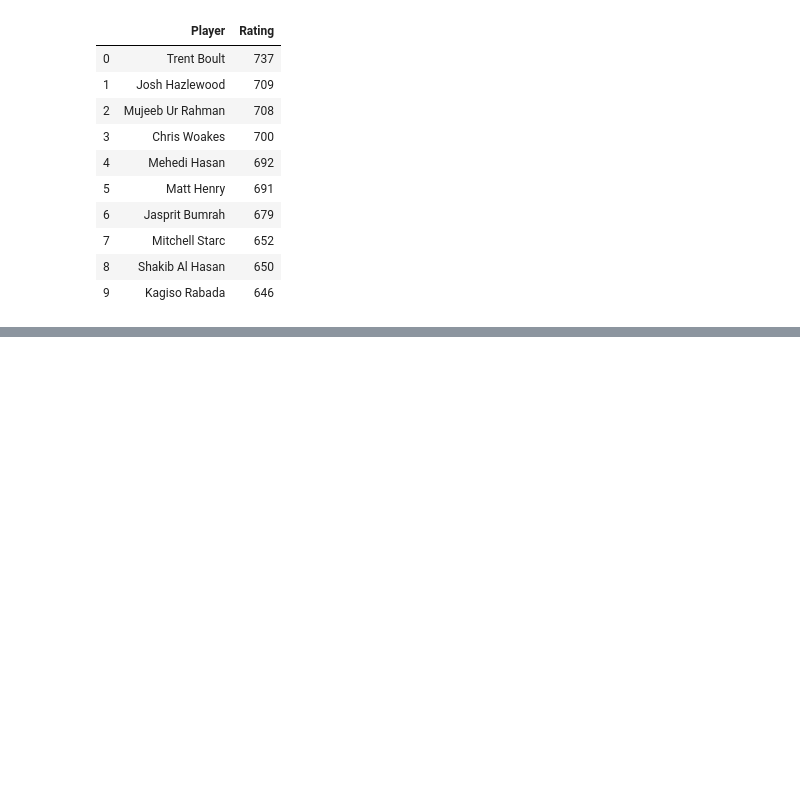
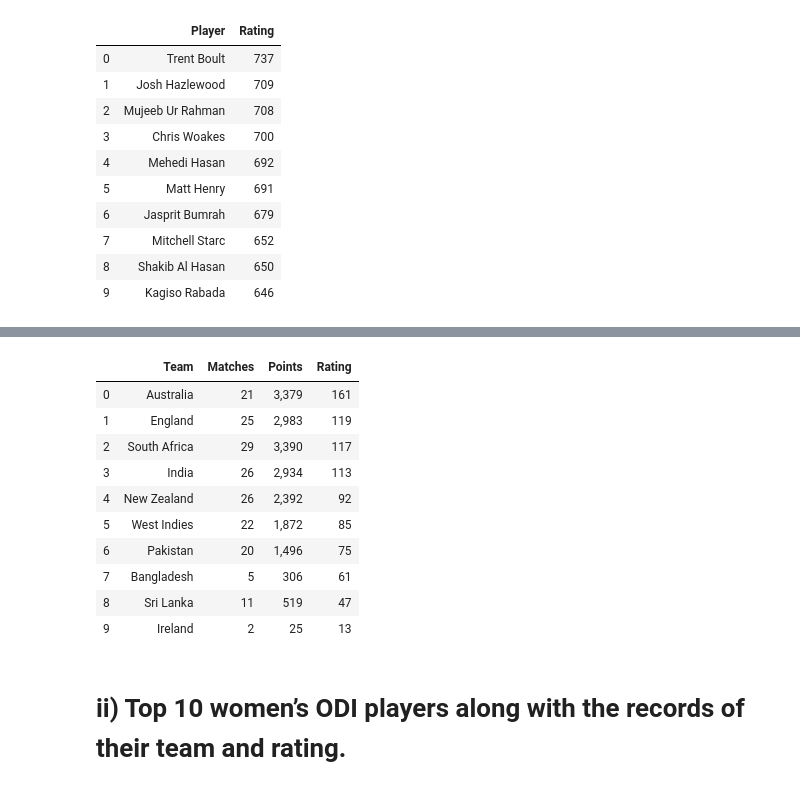
Before and after one commit to Rohit1492/Internship, a Jupyter notebook: WEB_SCRAPING_ASSIGNMENT-1.ipynb, the cells around one changed output, grey strips where cells are left out. Drawn from its saved outputs; the diff is of its cells as text; code cells hidden in the pictures; blank space fills up the shorter version.

```diff
--- a/WEB_SCRAPING_ASSIGNMENT-1.ipynb
+++ b/WEB_SCRAPING_ASSIGNMENT-1.ipynb
@@ -398,0 +518,59 @@ monument('https://www.puredestinations.co.uk/top-10-famous-monuments-to-visit-in
+# %%
+import requests
+from bs4 import BeautifulSoup
+import pandas as pd
+
+def top10Womenteam(link):
+    teams=[]
+    rating=[]
+
+    team=requests.get(link)
+    soup=BeautifulSoup(team.content)
+
+    for i in soup.find_all('span',class_='u-hide-phablet'):
+        teams.append(i.text)
+
+    m1=[]
+    for i in soup.find_all('td',class_='rankings-block__banner--matches'):
+        m1.append(i.text)
+    m2=[]
+    for i in soup.find_all('td',class_='table-body__cell u-center-text'):
+        m2.append(i.text)
+    matches=m1+m2[0:18:2]
+
+    p1=[]
+    for i in soup.find_all('td',class_='rankings-block__banner--points'):
+        p1.append(i.text)
+    p2=[]
+    for i in soup.find_all('td',class_='table-body__cell u-center-text'):
+        p2.append(i.text)
+    points=p1+p2[1:20:2]
+
+    r1=[]
+    for i in soup.find_all('td',class_='rankings-block__banner--rating u-text-right'):
+        r1.append(i.text.strip())
+    r2=[]
+    for i in soup.find_all('td',class_='table-body__cell u-text-right rating'):
+        r2.append(i.text.strip())
+    rating=r1+r2
+
+
+    df= pd.DataFrame({'Team':teams[0:10],'Matches':matches,'Points':points,'Rating':rating})
+
+    return df
+# %%
+top10Womenteam('https://www.icc-cricket.com/rankings/womens/team-rankings/odi')
+# %% [output]
+|  | Team | Matches | Points | Rating |
+| 0 | Australia | 21 | 3,379 | 161 |
+| 1 | England | 25 | 2,983 | 119 |
+| 2 | South Africa | 29 | 3,390 | 117 |
+| 3 | India | 26 | 2,934 | 113 |
+| 4 | New Zealand | 26 | 2,392 | 92 |
+| 5 | West Indies | 22 | 1,872 | 85 |
+| 6 | Pakistan | 20 | 1,496 | 75 |
+| 7 | Bangladesh | 5 | 306 | 61 |
+| 8 | Sri Lanka | 11 | 519 | 47 |
+| 9 | Ireland | 2 | 25 | 13 |
+# %% [markdown]
+# ii) Top 10 women’s ODI players along with the records of their team and rating.
```
Also changed, not shown: parts of 20 cells of this notebook.
